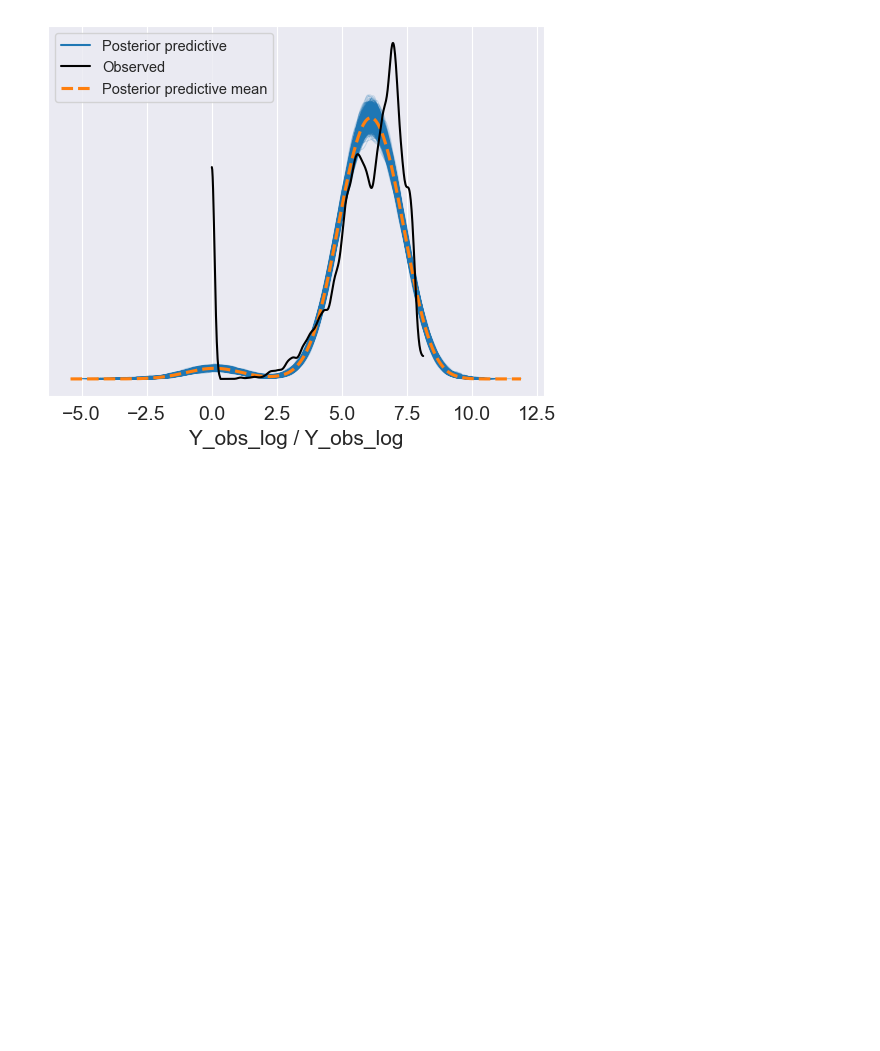
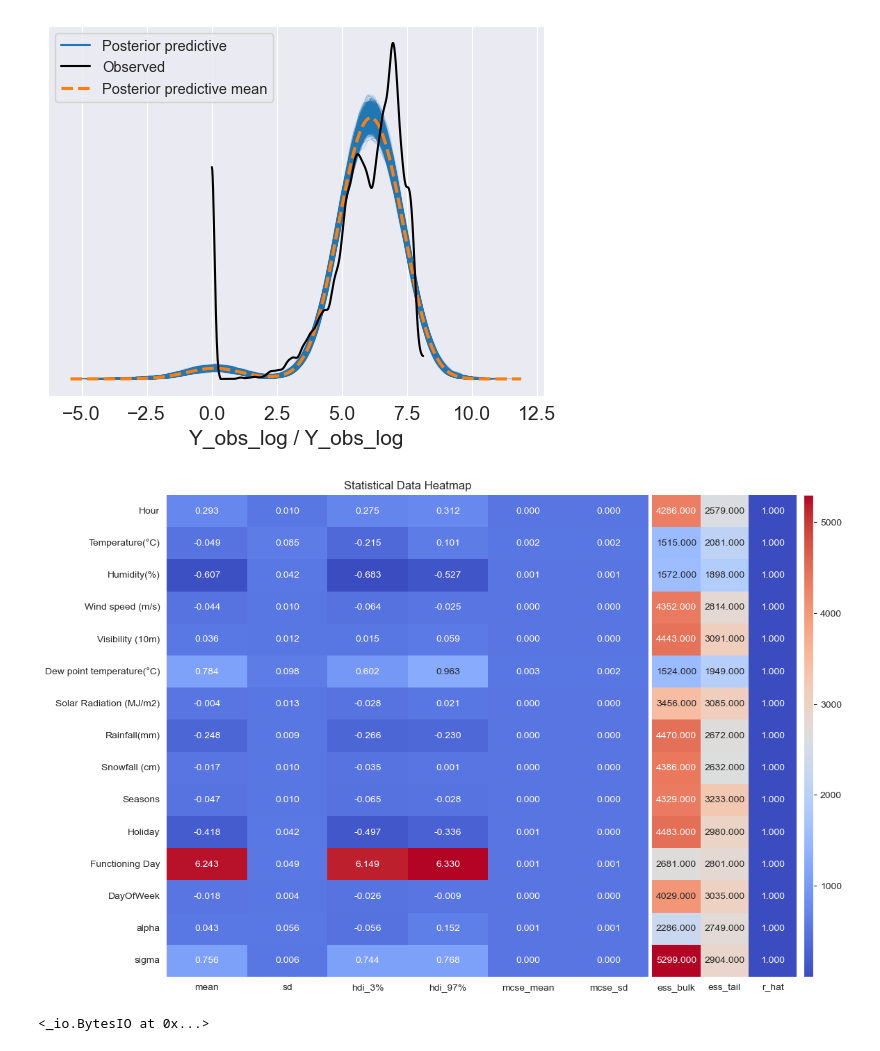
Before and after one commit to ZehuaLiuY/ML_CW, a Jupyter notebook: src/Bayesian_Linear_Regression.ipynb, the cells around one changed output. Drawn from its saved outputs; the diff is of its cells as text; code cells hidden in the pictures; blank space fills up the shorter version.

```diff
--- a/src/Bayesian_Linear_Regression.ipynb
+++ b/src/Bayesian_Linear_Regression.ipynb
@@ -359,3 +349,48 @@ Sampling: [Y_obs_log]
 [interactive output not drawn]
 <Figure size 1000x600 with 0 Axes>
 [figure]
+# %%
+from mpl_toolkits.axes_grid1 import make_axes_locatable
+from io import BytesIO
+import seaborn as sns
+
+feature_names = X_train.columns.tolist()
+data = {
+    'mean': [0.293, -0.049, -0.607, -0.044, 0.036, 0.784, -0.004, -0.248, -0.017, -0.047, -0.418, 6.243, -0.018, 0.043, 0.756],
+    'sd': [0.010, 0.085, 0.042, 0.010, 0.012, 0.098, 0.013, 0.009, 0.010, 0.010, 0.042, 0.049, 0.004, 0.056, 0.006],
+    'hdi_3%': [0.275, -0.215, -0.683, -0.064, 0.015, 0.602, -0.028, -0.266, -0.035, -0.065, -0.497, 6.149, -0.026, -0.056, 0.744],
+    'hdi_97%': [0.312, 0.101, -0.527, -0.025, 0.059, 0.963, 0.021, -0.230, 0.001, -0.028, -0.336, 6.330, -0.009, 0.152, 0.768],
+    'mcse_mean': [0.000, 0.002, 0.001, 0.000, 0.000, 0.003, 0.000, 0.000, 0.000, 0.000, 0.001, 0.001, 0.000, 0.001, 0.000],
+    'mcse_sd': [0.000, 0.002, 0.001, 0.000, 0.000, 0.002, 0.000, 0.000, 0.000, 0.000, 0.000, 0.001, 0.000, 0.001, 0.000],
+    'ess_bulk': [4286.0, 1515.0, 1572.0, 4352.0, 4443.0, 1524.0, 3456.0, 4470.0, 4386.0, 4329.0, 4483.0, 2681.0, 4029.0, 2286.0, 5299.0],
+    'ess_tail': [2579.0, 2081.0, 1898.0, 2814.0, 3091.0, 1949.0, 3085.0, 2672.0, 2632.0, 3233.0, 2980.0, 2801.0, 3035.0, 2749.0, 2904.0],
+    'r_hat': [1.0] * 15
+}
+
+df = pd.DataFrame(data)
+df.index = feature_names + ['alpha', 'sigma']
+fig, ax = plt.subplots(figsize=(12, 9))
+
+divider = make_axes_locatable(ax)
+
+left_size = 6 / (6 + 3 + 1)
+right_size = 3 / (6 + 3 + 1)
+
+cax = divider.append_axes("right", size=f"{right_size * 100}%", pad=0.05)
+sns.heatmap(df.iloc[:, :6], ax=ax, cbar=False, annot=True, fmt=".3f", cmap="coolwarm")
+heatmap = sns.heatmap(df.iloc[:, 6:], ax=cax, cbar=False, annot=True, fmt=".3f", cmap="coolwarm")
+
+cax.yaxis.set_visible(False)
+cbar_ax = divider.append_axes("right", size="2%", pad=0.1)
+plt.colorbar(heatmap.collections[0], cax=cbar_ax, orientation='vertical')
+ax.set_title('Statistical Data Heatmap')
+ax.set_yticklabels(ax.get_yticklabels(), rotation=0)
+
+img_buf = BytesIO()
+plt.savefig(img_buf, format='png', bbox_inches='tight')
+img_buf.seek(0)
+plt.show()
+img_buf
+# %% [output]
+[figure, added]
+<_io.BytesIO at 0x...>
```
Also changed, not shown: parts of 3 cells of this notebook.
